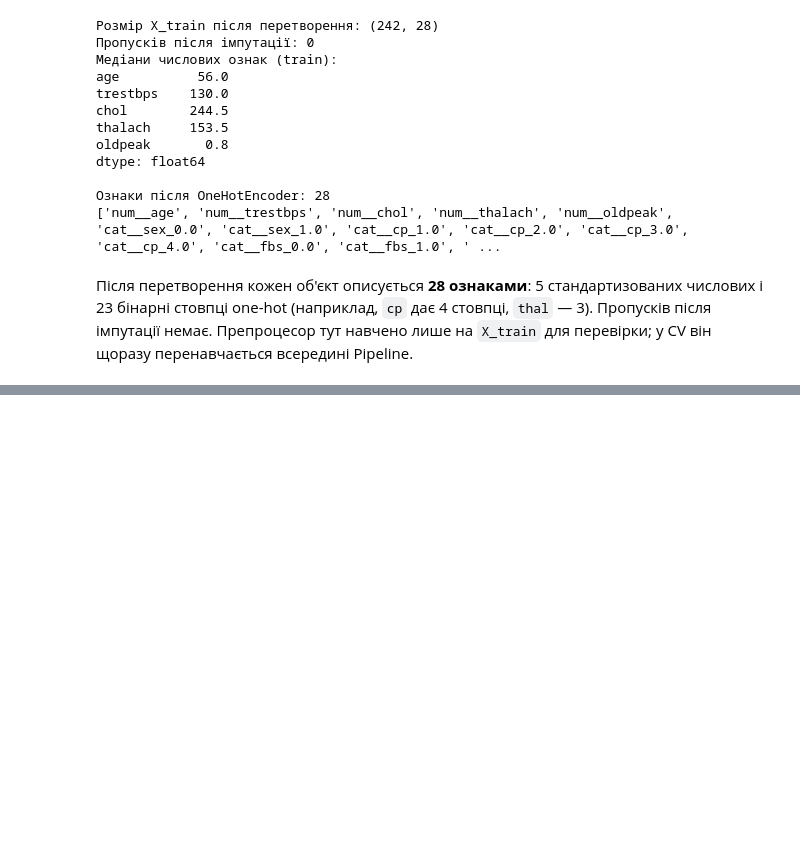
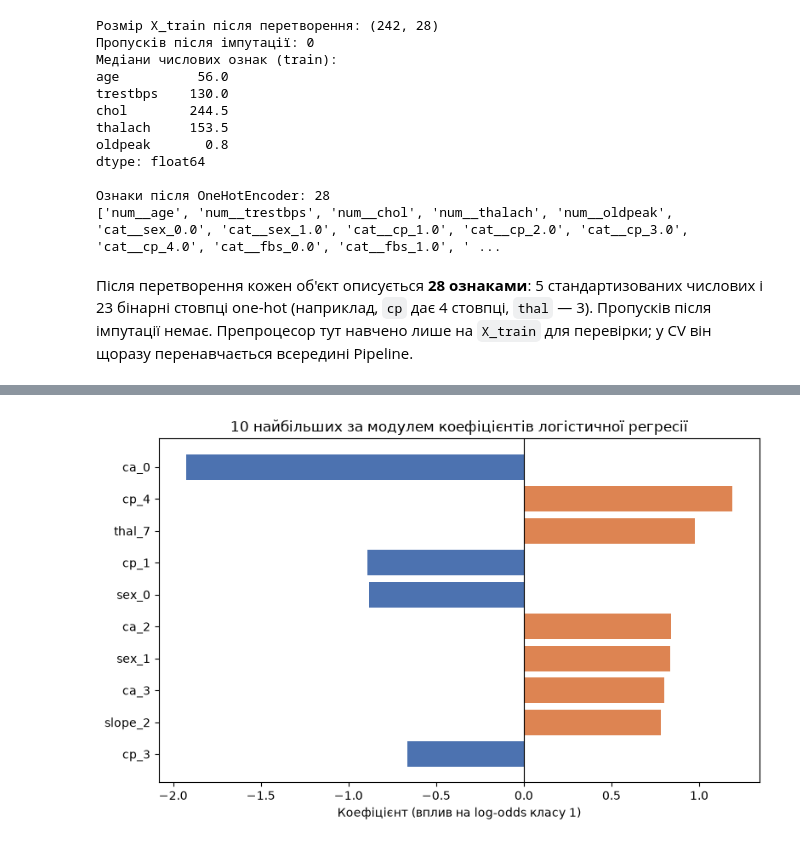
Before and after one commit to SDV284/pattern-recognition-practice, a Jupyter notebook: classification-mini-project/notebooks/PR04_Sviatishenko_D.ipynb, the cells around one changed output, grey strips where cells are left out. Saved outputs shown, nothing was run; the diff lists cells and outputs as text; code cells hidden in the pictures; blank space fills up the shorter version.

```diff
--- a/classification-mini-project/notebooks/PR04_Sviatishenko_D.ipynb
+++ b/classification-mini-project/notebooks/PR04_Sviatishenko_D.ipynb
@@ -564,0 +725,22 @@ dtype: float64
+# %%
+best_logreg_pipeline = make_pipeline(make_logreg(BEST_LOGREG["penalty"], BEST_LOGREG["C"]))
+best_logreg_pipeline.fit(X_train, y_train)
+
+coefficients = pd.DataFrame(
+    {
+        # num__age → age, cat__cp_4.0 → cp_4
+        "feature": pd.Series(
+            best_logreg_pipeline.named_steps["preprocessor"].get_feature_names_out()
+        ).str.replace(r"^(num|cat)__", "", regex=True).str.replace(r"\.0$", "", regex=True),
+        "coefficient": best_logreg_pipeline.named_steps["classifier"].coef_[0]
+    }
+)
+coefficients["abs_coefficient"] = coefficients["coefficient"].abs()
+coefficients["odds_ratio"] = np.exp(coefficients["coefficient"])
+coefficients = coefficients.sort_values("abs_coefficient", ascending=False)
+
+top5_coefficients = coefficients.head(5).reset_index(drop=True)
+display(top5_coefficients.round(3))
+
+print("Коефіцієнти числових ознак (на одне стандартне відхилення):")
+display(coefficients[coefficients["feature"].isin(numeric_columns)].round(3))
@@ -564,0 +761,13 @@ dtype: float64
+# %%
+top10 = coefficients.head(10).iloc[::-1]
+plt.figure(figsize=(8, 5))
+plt.barh(top10["feature"], top10["coefficient"],
+         color=np.where(top10["coefficient"] > 0, "#DD8452", "#4C72B0"))
+plt.axvline(0, color="black", linewidth=0.8)
+plt.xlabel("Коефіцієнт (вплив на log-odds класу 1)")
+plt.title("10 найбільших за модулем коефіцієнтів логістичної регресії")
+plt.tight_layout()
+plt.savefig(FIGURES_DIR / "pr04_logreg_coefficients.png", dpi=150, bbox_inches="tight")
+plt.show()
+# %% [output]
+[figure, added]
```
Also changed, not shown: parts of 13 cells of this notebook, 2 other files.
